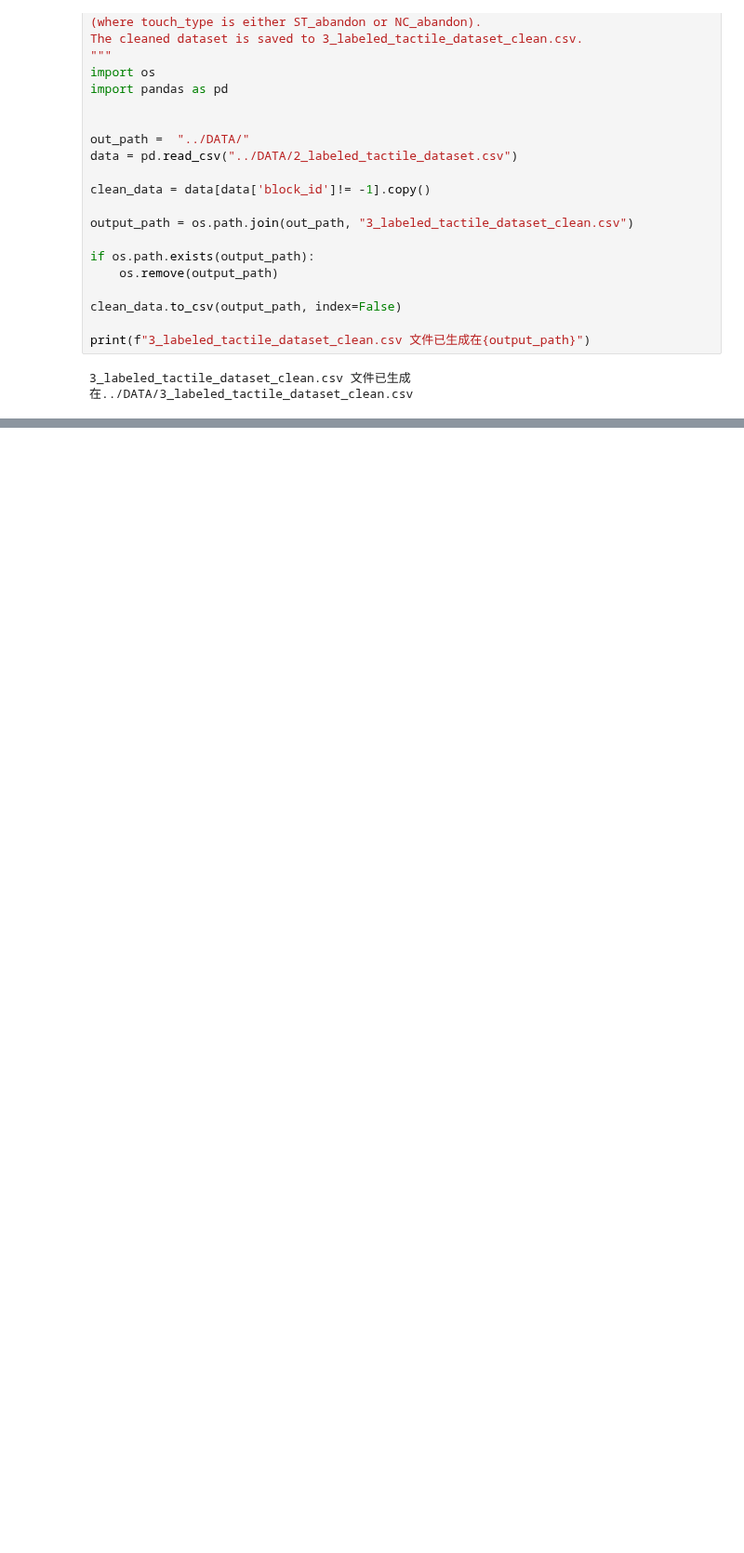
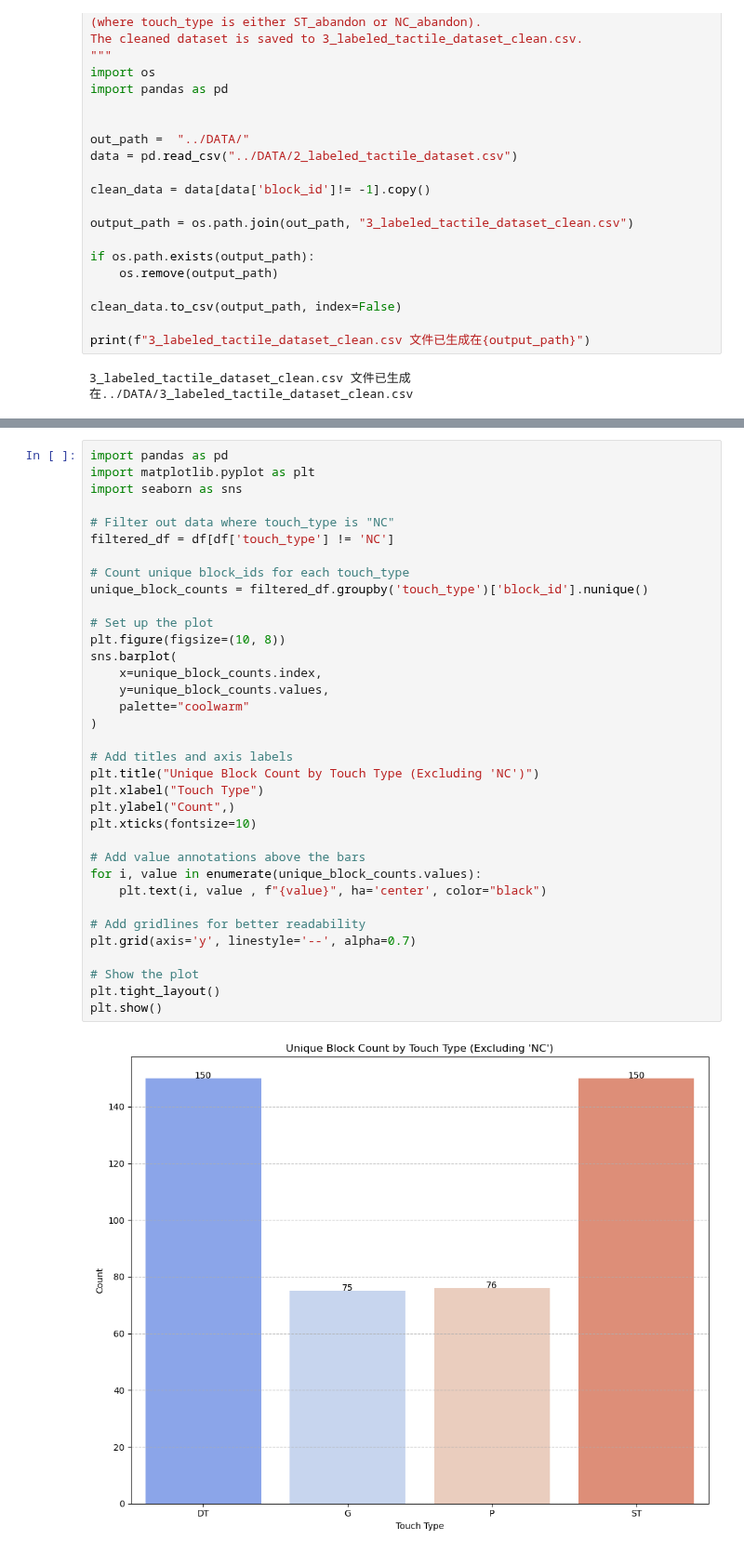
Before and after one commit to MindLabZHAW/tactileGestureDetection, a Jupyter notebook: Process_Data/3_DeleteAbandonData.ipynb, the cells around one changed output, grey strips where cells are left out. Shown at 93% size. Saved outputs shown, nothing was run; the diff lists cells and outputs as text; blank space fills up the shorter version.

```diff
--- a/Process_Data/3_DeleteAbandonData.ipynb
+++ b/Process_Data/3_DeleteAbandonData.ipynb
@@ -46 +46,38 @@ Name: block_id, dtype: int64
 5 rows × 75 columns
+# %%
+import pandas as pd
+import matplotlib.pyplot as plt
+import seaborn as sns
+
+# Filter out data where touch_type is "NC"
+filtered_df = df[df['touch_type'] != 'NC']
+
+# Count unique block_ids for each touch_type
+unique_block_counts = filtered_df.groupby('touch_type')['block_id'].nunique()
+
+# Set up the plot
+plt.figure(figsize=(10, 8))
+sns.barplot(
+    x=unique_block_counts.index,
+    y=unique_block_counts.values,
+    palette="coolwarm"
+)
+
+# Add titles and axis labels
+plt.title("Unique Block Count by Touch Type (Excluding 'NC')")
+plt.xlabel("Touch Type")
+plt.ylabel("Count",)
+plt.xticks(fontsize=10)
+
+# Add value annotations above the bars
+for i, value in enumerate(unique_block_counts.values):
+    plt.text(i, value , f"{value}", ha='center', color="black")
+
+# Add gridlines for better readability
+plt.grid(axis='y', linestyle='--', alpha=0.7)
+
+# Show the plot
+plt.tight_layout()
+plt.show()
+# %% [output]
+[figure, added]
```
Also changed, not shown: parts of 1 cell of this notebook, 8 other files.
